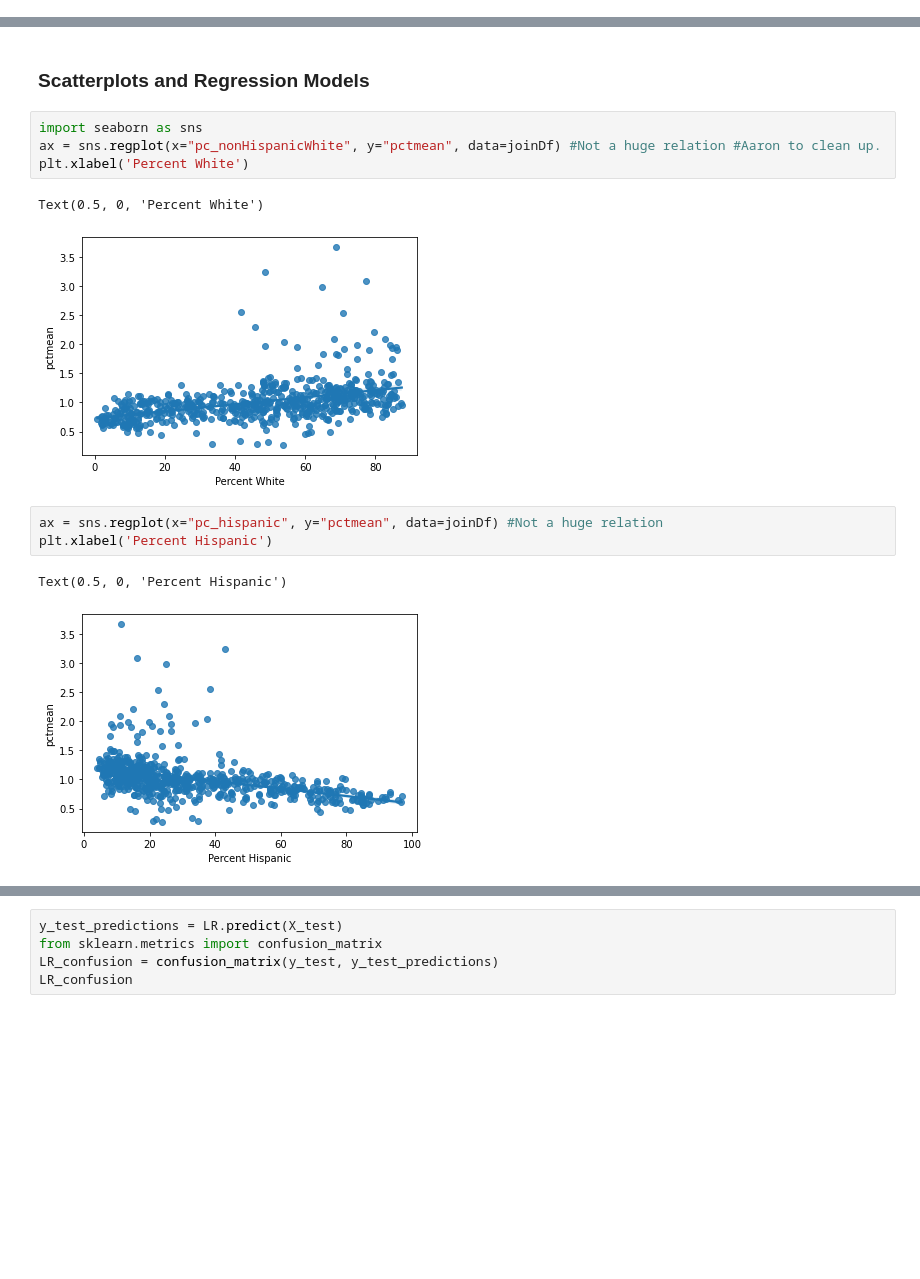
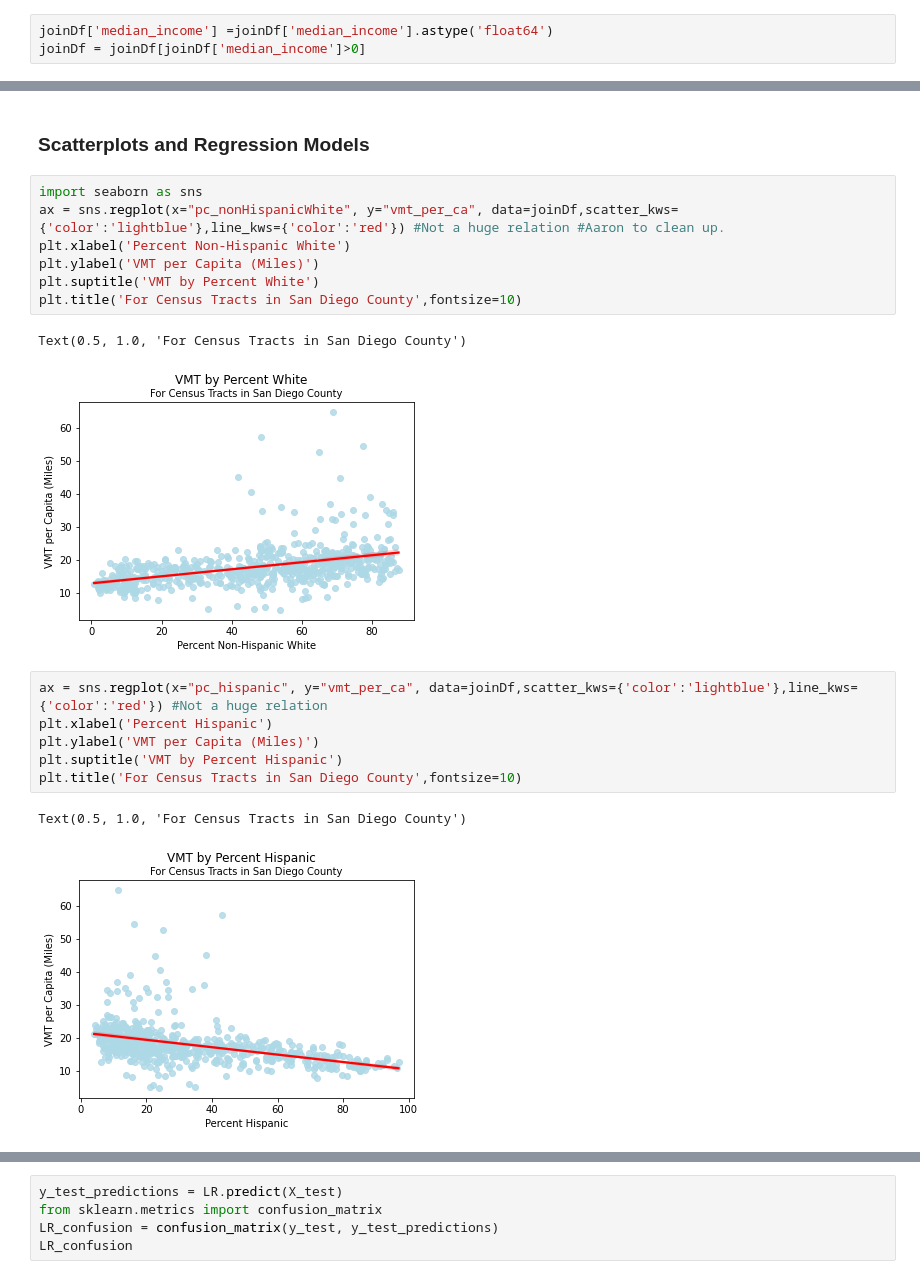
Before and after one commit to ffreeman1234/UDS-VMT-Project, a Jupyter notebook: Project/Project.ipynb, the cells around one changed output, grey strips where cells are left out. Saved outputs shown, nothing was run; the diff lists cells and outputs as text; blank space fills up the shorter version.

```diff
--- a/Project/Project.ipynb
+++ b/Project/Project.ipynb
@@ -81,3 +81,6 @@ censustractsGDF.geometry =censustractsGDF.representative_point()
 
 #create the spatial join #Spatial Join the SANDAG and Census Data!
 joinDf=gpd.sjoin(gdf,censustractsGDF,how='left',predicate='intersects')
+# %%
+joinDf['median_income'] =joinDf['median_income'].astype('float64')
+joinDf = joinDf[joinDf['median_income']>0]
@@ -208,15 +231,21 @@ Text(0.5, 1.0, 'Renter Status by Percentage VMT')
 ### Scatterplots and Regression Models
 # %%
 import seaborn as sns
-ax = sns.regplot(x="pc_nonHispanicWhite", y="pctmean", data=joinDf) #Not a huge relation #Aaron to clean up.
-plt.xlabel('Percent White')
+ax = sns.regplot(x="pc_nonHispanicWhite", y="vmt_per_ca", data=joinDf,scatter_kws={'color':'lightblue'},line_kws={'color':'red'}) #Not a huge relation #Aaron to clean up.
+plt.xlabel('Percent Non-Hispanic White')
+plt.ylabel('VMT per Capita (Miles)')
+plt.suptitle('VMT by Percent White')
+plt.title('For Census Tracts in San Diego County',fontsize=10)
 # %% [output]
-Text(0.5, 0, 'Percent White')
+Text(0.5, 1.0, 'For Census Tracts in San Diego County')
-[figure, old version]
+[figure, new version]
 # %%
-ax = sns.regplot(x="pc_hispanic", y="pctmean", data=joinDf) #Not a huge relation
+ax = sns.regplot(x="pc_hispanic", y="vmt_per_ca", data=joinDf,scatter_kws={'color':'lightblue'},line_kws={'color':'red'}) #Not a huge relation
 plt.xlabel('Percent Hispanic')
+plt.ylabel('VMT per Capita (Miles)')
+plt.suptitle('VMT by Percent Hispanic')
+plt.title('For Census Tracts in San Diego County',fontsize=10)
 # %% [output]
-Text(0.5, 0, 'Percent Hispanic')
+Text(0.5, 1.0, 'For Census Tracts in San Diego County')
-[figure, old version]
+[figure, new version]
 # %%
```
Also changed, not shown: parts of 13 cells of this notebook.
